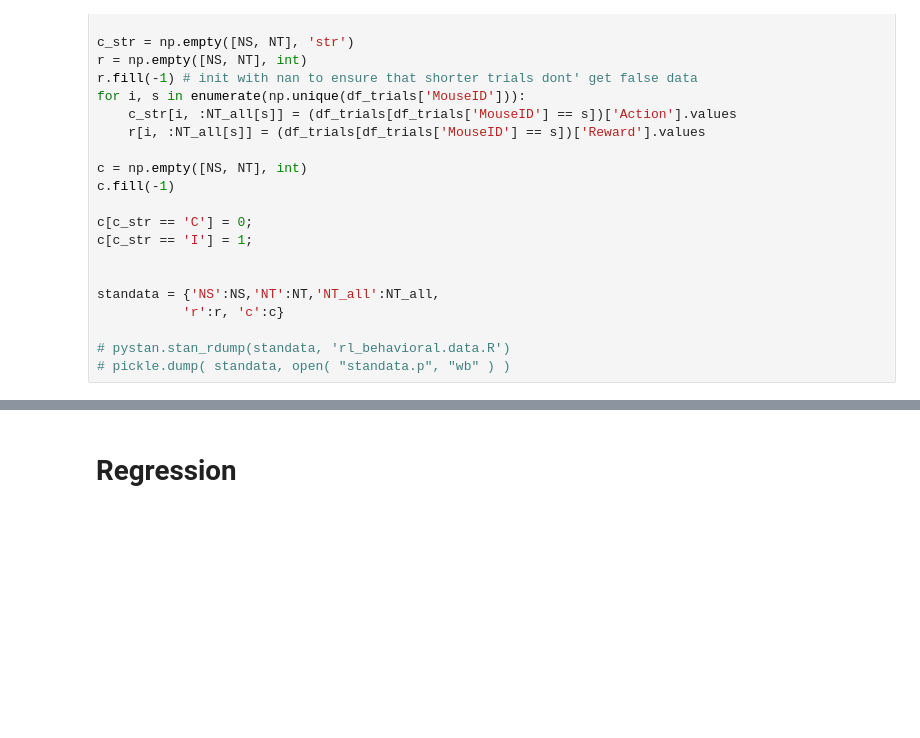
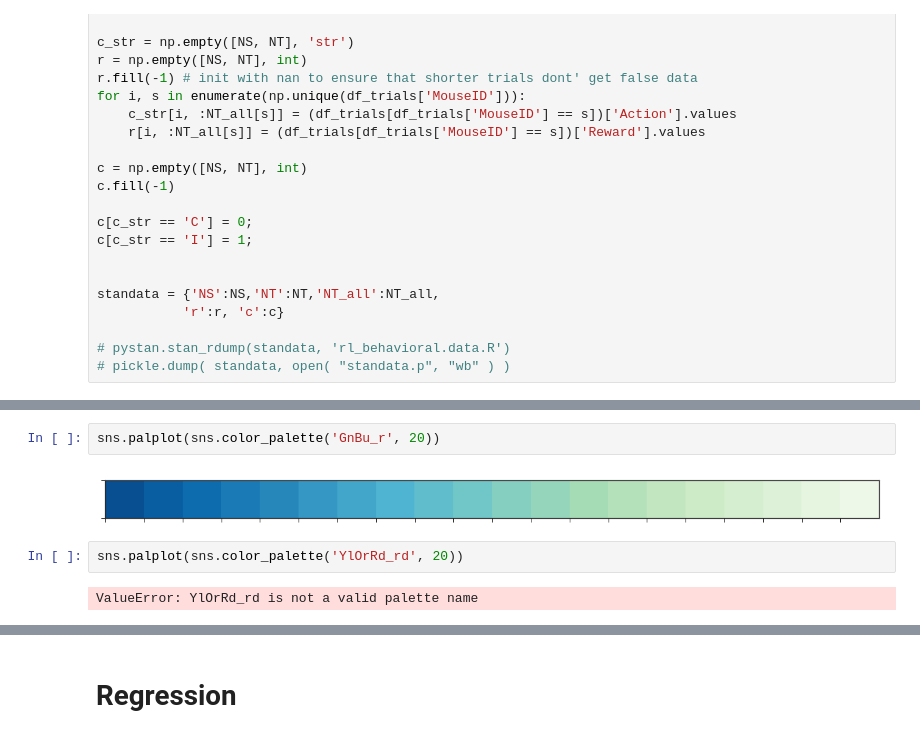
Before and after one commit to rachelstephlee/qlearning, a Jupyter notebook: Paper_V1.ipynb, the cells around one changed output, grey strips where cells are left out. Cells and saved outputs as stored; diff of their text form; blank space fills up the shorter version.

```diff
--- a/Paper_V1.ipynb
+++ b/Paper_V1.ipynb
@@ -126,0 +587,8 @@ sns.color_palette("Oranges")
+# %%
+sns.palplot(sns.color_palette('GnBu_r', 20))
+# %% [output]
+[figure, added]
+# %%
+sns.palplot(sns.color_palette('YlOrRd_rd', 20))
+# %% [output]
+ValueError: YlOrRd_rd is not a valid palette name
```
Also changed, not shown: parts of 25 cells of this notebook.
